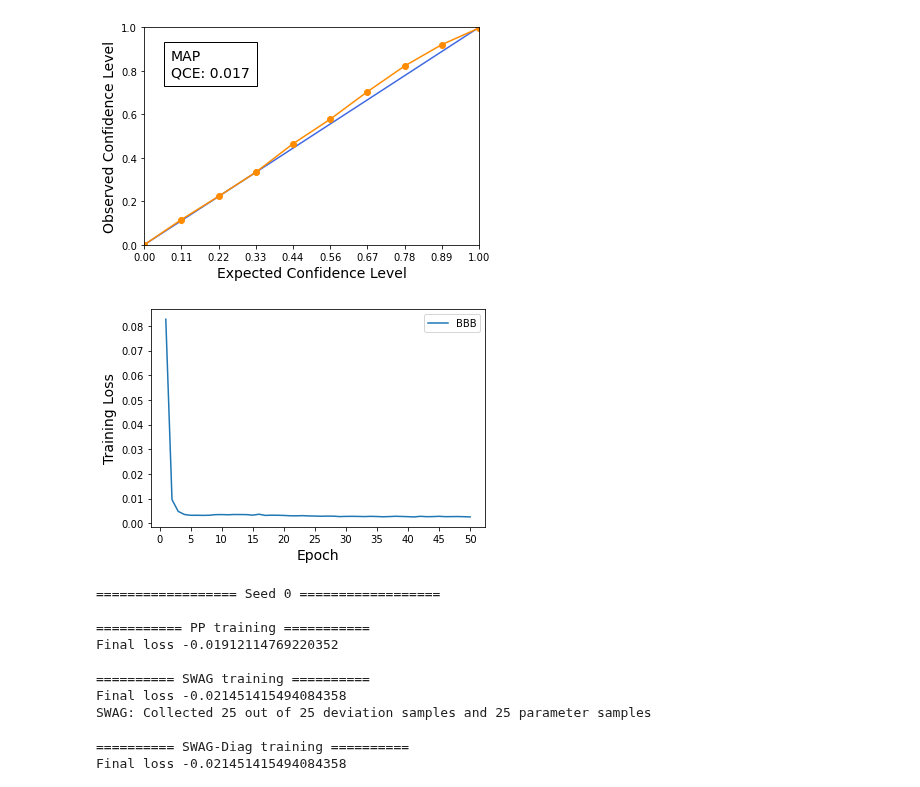
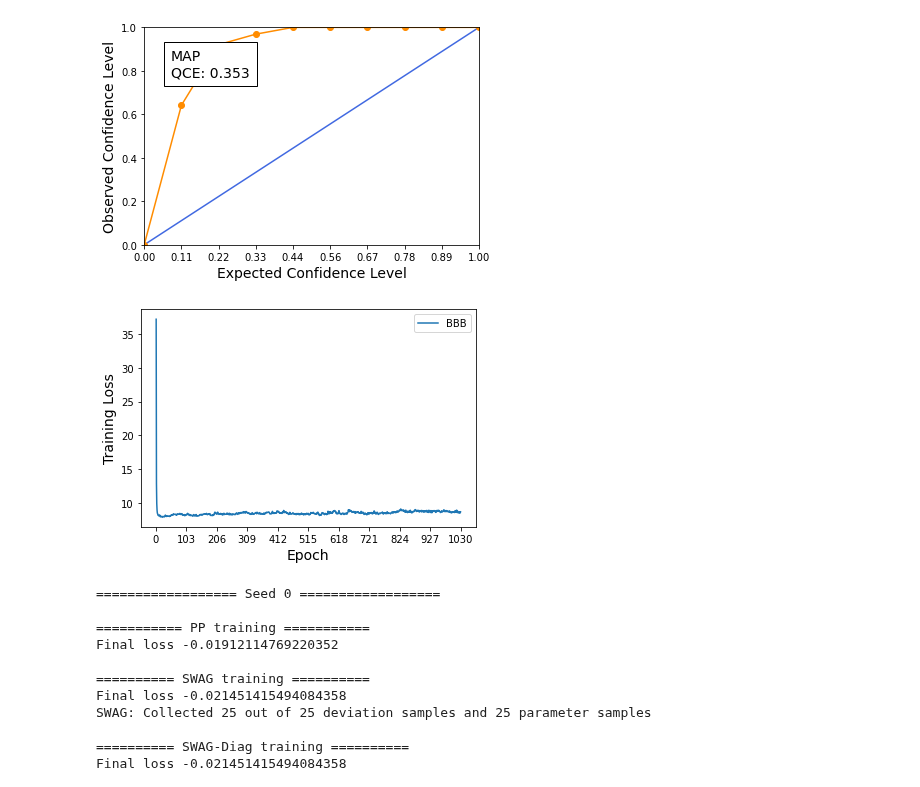
Before and after one commit to Feuermagier/VariationalBayesianDL, a Jupyter notebook: UCI.ipynb, the cells around one changed output. Saved outputs shown, nothing was run; the diff lists cells and outputs as text; code cells hidden in the pictures.

```diff
--- a/UCI.ipynb
+++ b/UCI.ipynb
@@ -21,22 +25,21 @@ device = torch.device("cpu")
 torch.manual_seed(1)
 
 batch_size = 32
-dataset = UCIDatasets("power", "./data/", test_percentage=0.2, subsample=1)
+dataset = UCIDatasets("yacht", "./data/", test_percentage=0.2, subsample=1)
 trainloader = torch.utils.data.DataLoader(dataset.train_set, batch_size, shuffle=False)
 testloader = torch.utils.data.DataLoader(dataset.test_set, batch_size, shuffle=False)
 init_var = torch.tensor(0.1).to(device).repeat(dataset.out_dim)
 def make_res(name, eval_fn, samples):
     return RegressionResults(testloader, name, eval_fn, samples, device, target_mean=1, target_std=1)
 
-prior = GaussianPrior(0, 1)
 layers = [
-    ("vlr_fc", (dataset.in_dim, 50, 5, 1, {})),
+    ("fc", (dataset.in_dim, 50)),
     ("relu", ()),
-    ("vlr_fc", (50, 1, 5, 1, {})),
+    ("fc", (50, 1)),
     ("gauss", (init_var, True))
 ]
-model = BBBModel(layers)
-model.train_model(50, nll_loss, adam(0.01), trainloader, batch_size, device, report_every_epochs=5, kl_rescaling=0.5, mc_samples=2)
+model = SGLDModule(layers, 30, 1)
+model.train_model(1030, nll_loss, sgld(0.01), trainloader, batch_size, device, report_every_epochs=100)
 res = make_res("MAP", model.infer, 1000)
 #print(model.model[-1].var)
 
@@ -60,8 +65,8 @@ Final loss 0.0025896860752254725
-[figure, old version]
+[figure, new version]
 # %%
 plot_losses("BBB", model.all_losses(), plt.subplot())
 # %% [output]
-[figure, old version]
+[figure, new version]
 # %%
 def eval_on_uci(name, dataset_name, config):
     results = [[] for _ in range(6)]
```
Also changed, not shown: parts of 2 cells of this notebook, 4 other files.
